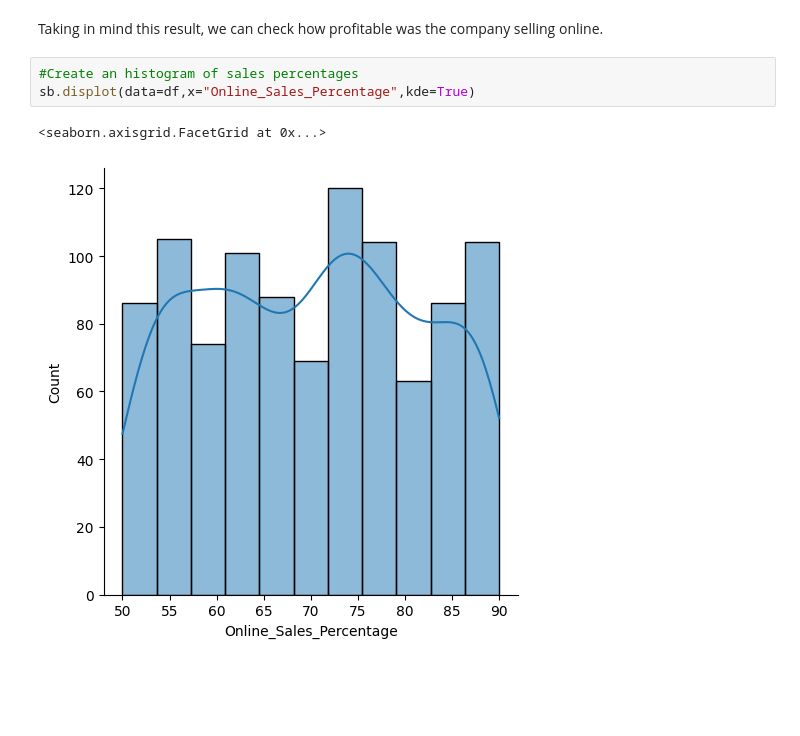
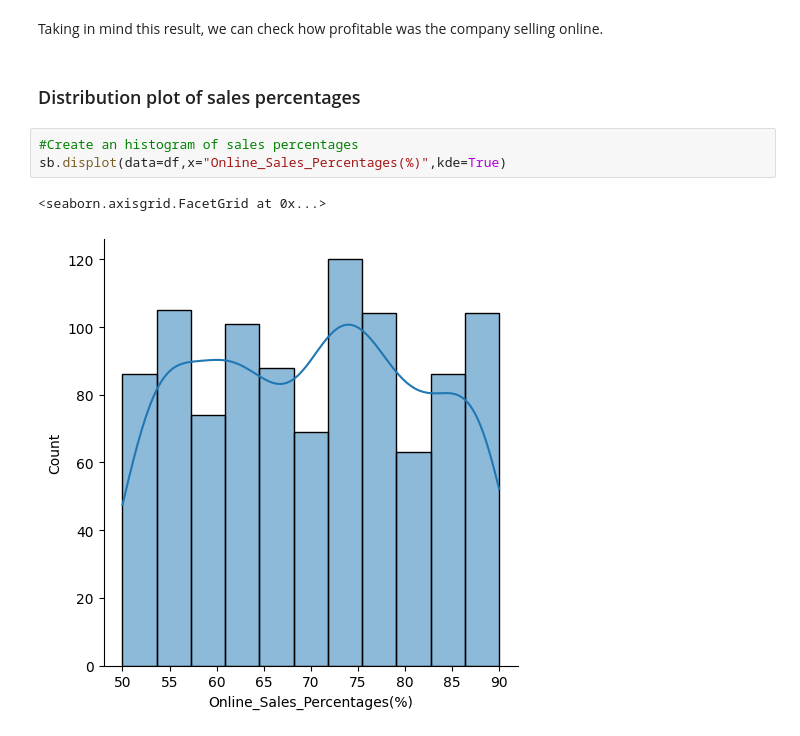
Before and after one commit to gas2345678/data_analysis-portfolio, a Jupyter notebook: Python/data_analysis_visualizations/nike_sales_2024.ipynb, the cells around one changed output. Cells and saved outputs as stored; diff of their text form; blank space fills up the shorter version.

```diff
--- a/Python/data_analysis_visualizations/nike_sales_2024.ipynb
+++ b/Python/data_analysis_visualizations/nike_sales_2024.ipynb
@@ -105,9 +121,11 @@ Text(0, 0.5, 'Units sold')
 There were not significant changes related to sales during 2024
 # %% [markdown]
 Taking in mind this result, we can check how profitable was the company selling online.
+# %% [markdown]
+### Distribution plot of sales percentages
 # %%
 #Create an histogram of sales percentages
-sb.displot(data=df,x="Online_Sales_Percentage",kde=True)
+sb.displot(data=df,x="Online_Sales_Percentages(%)",kde=True)
 # %% [output]
 <seaborn.axisgrid.FacetGrid at 0x...>
-[figure, old version]
+[figure, new version]
```
Also changed, not shown: parts of 8 cells of this notebook.
